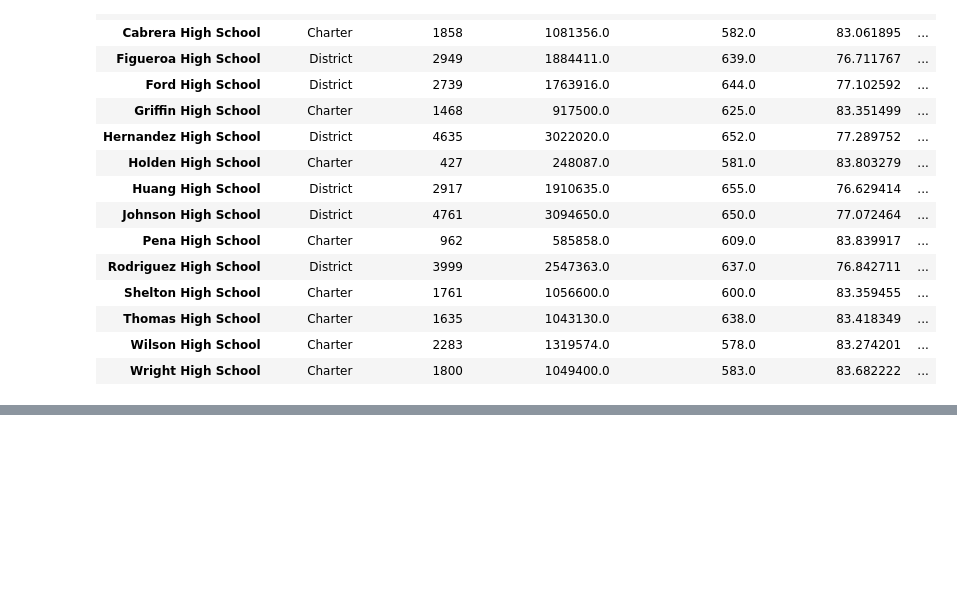
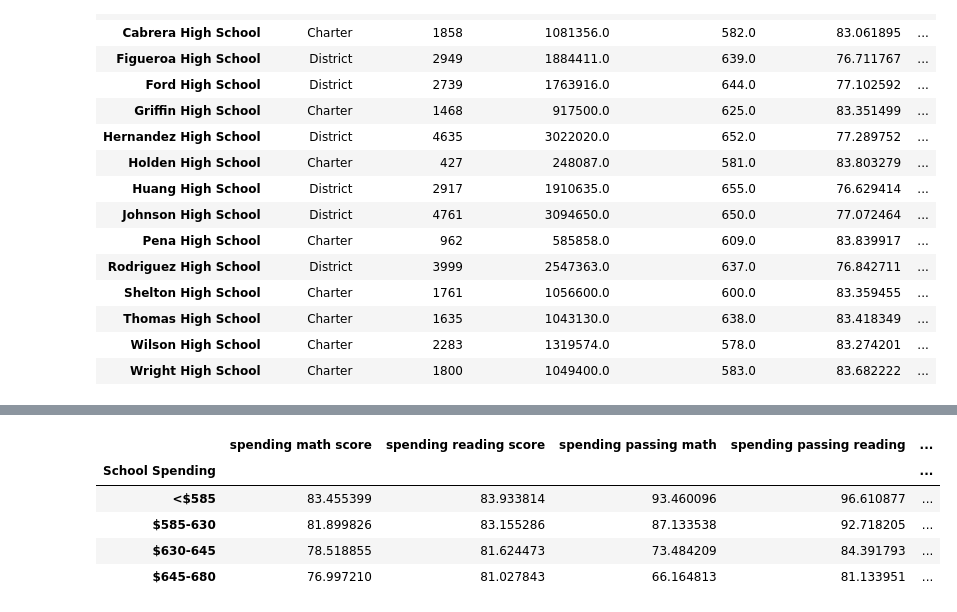
Before and after one commit to FNAGHAV/pandas-challenge, a Jupyter notebook: PyCitySchools/main.ipynb, the cells around one changed output, grey strips where cells are left out. Cells and saved outputs as stored; diff of their text form; code cells hidden in the pictures; blank space fills up the shorter version.

```diff
--- a/PyCitySchools/main.ipynb
+++ b/PyCitySchools/main.ipynb
@@ -412,0 +462,34 @@ Per_School_summary
+# %%
+# Scores by School Spending
+
+# slice the data to the bins
+spending_bins = [0, 585, 630, 645, 680]
+labels = ["<$585", "$585-630", "$630-645", "$645-680"]
+spending_df = pd.cut(Per_School_summary["Budget per student"],spending_bins,labels=labels)
+
+# add a new column called School Spending
+Per_School_summary["School Spending"] = spending_df
+
+# calculate the averages
+spending_math_score = Per_School_summary.groupby ("School Spending")["Average mathscore"].mean()
+spending_reading_score = Per_School_summary.groupby ("School Spending")["Average readingscore"].mean()
+spending_passing_math = Per_School_summary.groupby ("School Spending")["passing math percentage"].mean()
+spending_passing_reading = Per_School_summary.groupby ("School Spending")["passing reading percentage"].mean()
+overal_passing_spending = Per_School_summary.groupby ("School Spending")["overall passing percentage"].mean()
+
+# make a dataframe
+spending_summary = pd.DataFrame ({
+                    "spending math score": spending_math_score,
+                    "spending reading score": spending_reading_score,
+                    "spending passing math":spending_passing_math,
+                    "spending passing reading":spending_passing_reading,
+                    "overal passing spending":overal_passing_spending
+})
+spending_summary.head()
+# %% [output]
+|  | spending math score | spending reading score | spending passing math | spending passing reading | ... |
+| School Spending |  |  |  |  | ... |
+| <$585 | 83.455399 | 83.933814 | 93.460096 | 96.610877 | ... |
+| $585-630 | 81.899826 | 83.155286 | 87.133538 | 92.718205 | ... |
+| $630-645 | 78.518855 | 81.624473 | 73.484209 | 84.391793 | ... |
+| $645-680 | 76.997210 | 81.027843 | 66.164813 | 81.133951 | ... |
```
Also changed, not shown: parts of 11 cells of this notebook.
